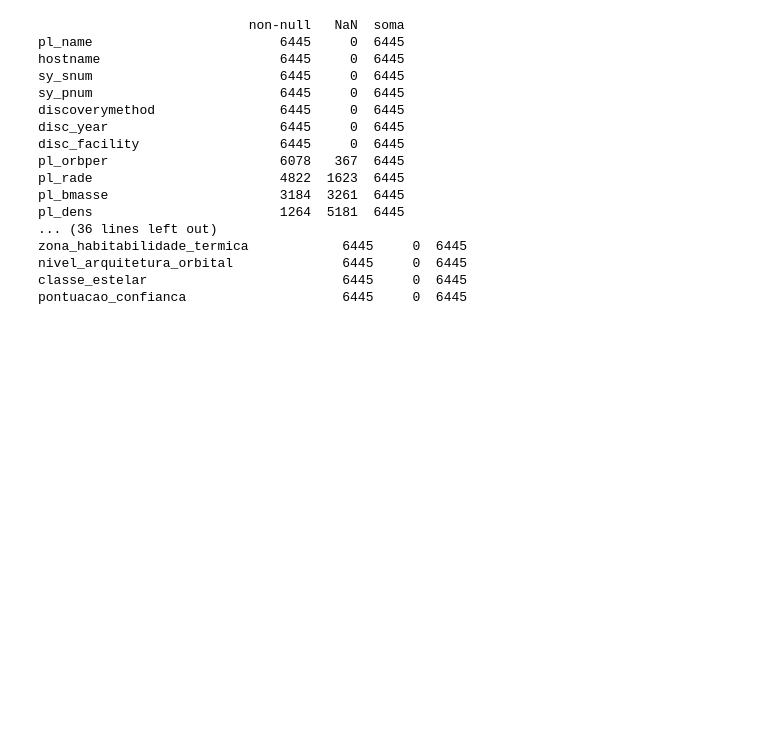
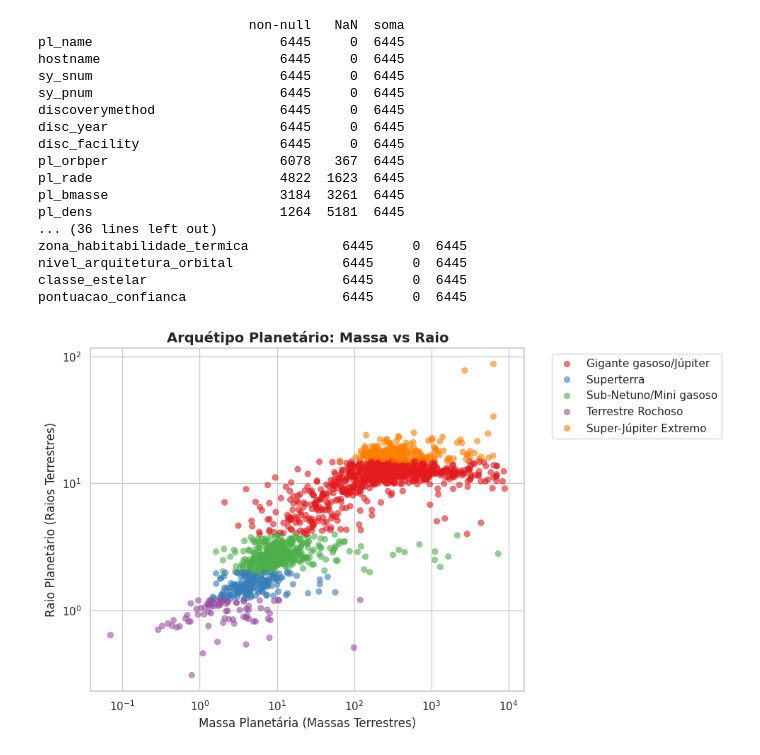
Before and after one commit to zenitheesc/minicurso-analise-exploratoria, a Jupyter notebook: dataset_espacial_principal.ipynb, the cells around one changed output. Cells and saved outputs as stored; diff of their text form; code cells hidden in the pictures; blank space fills up the shorter version.

Commit message:
atualização do notebook de manipulação do dataset
Geração de gráficos para o README

```diff
--- a/dataset_espacial_principal.ipynb
+++ b/dataset_espacial_principal.ipynb
@@ -396,3 +396,35 @@ classe_estelar                         6445     0  6445
 pontuacao_confianca                    6445     0  6445
 # %%
 df.to_csv('exoplanetas_traduzidos.csv', index=False, encoding='utf-8')
+# %%
+import pandas as pd
+import matplotlib.pyplot as plt
+import seaborn as sns
+
+sns.set_theme(style="whitegrid")
+
+# Gráfico de dispersão dos arquétipos planetários (Massa x Raio)
+plt.figure(figsize=(10, 6))
+df_plot1 = df.dropna(subset=['massa_planetaria', 'raio_planetario', 'arquetipo_planetario'])
+
+sns.scatterplot(
+    data=df_plot1,
+    x='massa_planetaria',
+    y='raio_planetario',
+    hue='arquetipo_planetario',
+    palette='Set1',
+    alpha=0.6,
+    edgecolor=None
+)
+plt.title('Arquétipo Planetário: Massa vs Raio', fontsize=14, weight='bold')
+plt.xscale('log')
+plt.yscale('log')
+plt.xlabel('Massa Planetária (Massas Terrestres)')
+plt.ylabel('Raio Planetário (Raios Terrestres)')
+plt.legend(bbox_to_anchor=(1.05, 1), loc='upper left')
+plt.tight_layout()
+
+plt.savefig('01_massa_vs_raio.png', dpi=300, bbox_inches='tight')
+plt.show()
+# %% [output]
+[figure, added]
```
Also changed, not shown: parts of 5 cells of this notebook.
